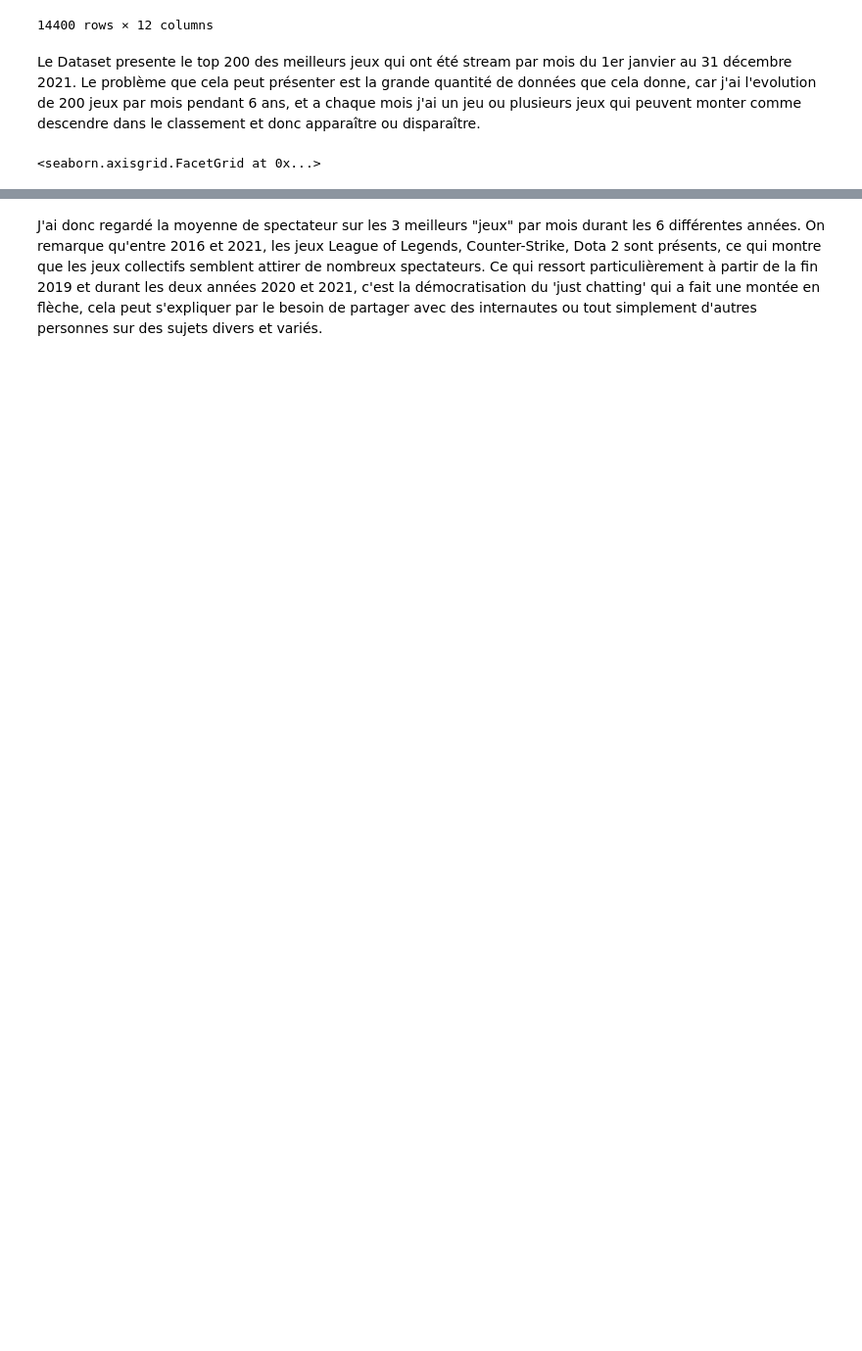
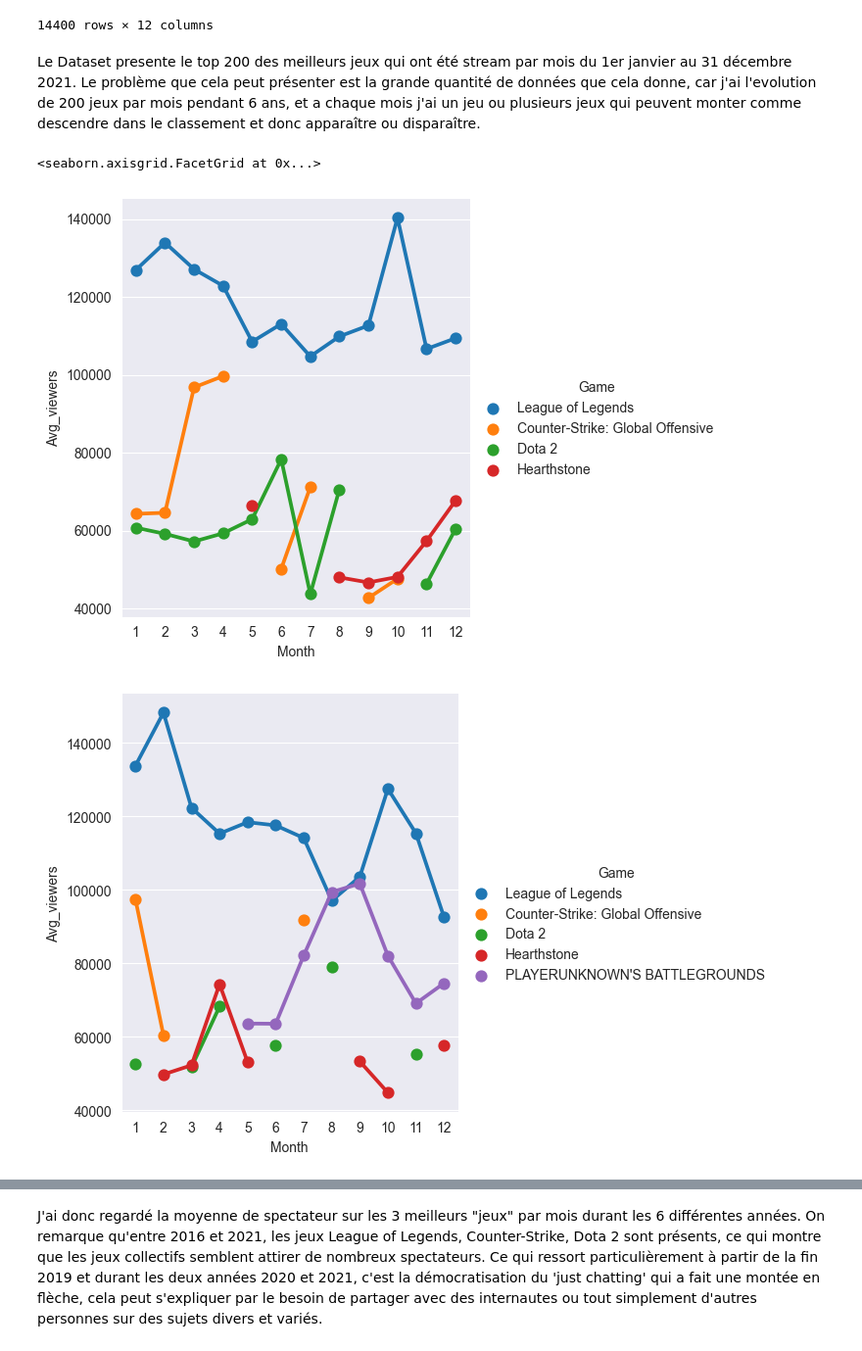
Before and after one commit to HrexD/DataAnalyse, a Jupyter notebook: Analyse.ipynb, the cells around one changed output, grey strips where cells are left out. Shown at 98% size. Drawn from its saved outputs; the diff is of its cells as text; code cells hidden in the pictures; blank space fills up the shorter version.

```diff
--- a/Analyse.ipynb
+++ b/Analyse.ipynb
@@ -65,11 +67,13 @@ df_game
 # %% [markdown]
 Le Dataset presente le top 200 des meilleurs jeux qui ont été stream par mois du 1er janvier au 31 décembre 2021. Le problème que cela peut présenter est la grande quantité de données que cela donne, car j'ai l'evolution de 200 jeux par mois pendant 6 ans, et a chaque mois j'ai un jeu ou plusieurs jeux qui peuvent monter comme descendre dans le classement et donc apparaître ou disparaître.
 # %%
-sb.catplot(data=df_game.query("Rank<=3 and Year==2016"),x="Month", y="Avg_viewers", hue='Game',kind="swarm")
-sb.catplot(data=df_game.query("Rank<=3 and Year==2017"),x="Month", y="Avg_viewers", hue='Game',kind="swarm")
-sb.catplot(data=df_game.query("Rank<=3 and Year==2018"),x="Month", y="Avg_viewers", hue='Game',kind="swarm")
-sb.catplot(data=df_game.query("Rank<=3 and Year==2019"),x="Month", y="Avg_viewers", hue='Game',kind="swarm")
-sb.catplot(data=df_game.query("Rank<=3 and Year==2020"),x="Month", y="Avg_viewers", hue='Game',kind="swarm")
-sb.catplot(data=df_game.query("Rank<=3 and Year==2021"),x="Month", y="Avg_viewers", hue='Game',kind="swarm")
+sb.catplot(data=df_game.query("Rank<=3 and Year==2016"),x="Month", y="Avg_viewers", hue='Game',kind="point")
+sb.catplot(data=df_game.query("Rank<=3 and Year==2017"),x="Month", y="Avg_viewers", hue='Game',kind="point")
+sb.catplot(data=df_game.query("Rank<=3 and Year==2018"),x="Month", y="Avg_viewers", hue='Game',kind="point")
+sb.catplot(data=df_game.query("Rank<=3 and Year==2019"),x="Month", y="Avg_viewers", hue='Game',kind="point")
+sb.catplot(data=df_game.query("Rank<=3 and Year==2020"),x="Month", y="Avg_viewers", hue='Game',kind="point")
+sb.catplot(data=df_game.query("Rank<=3 and Year==2021"),x="Month", y="Avg_viewers", hue='Game',kind="point")
 # %% [output]
 <seaborn.axisgrid.FacetGrid at 0x...>
+[figure, added]
+[figure, added]
```
Also changed, not shown: parts of 9 cells of this notebook.
